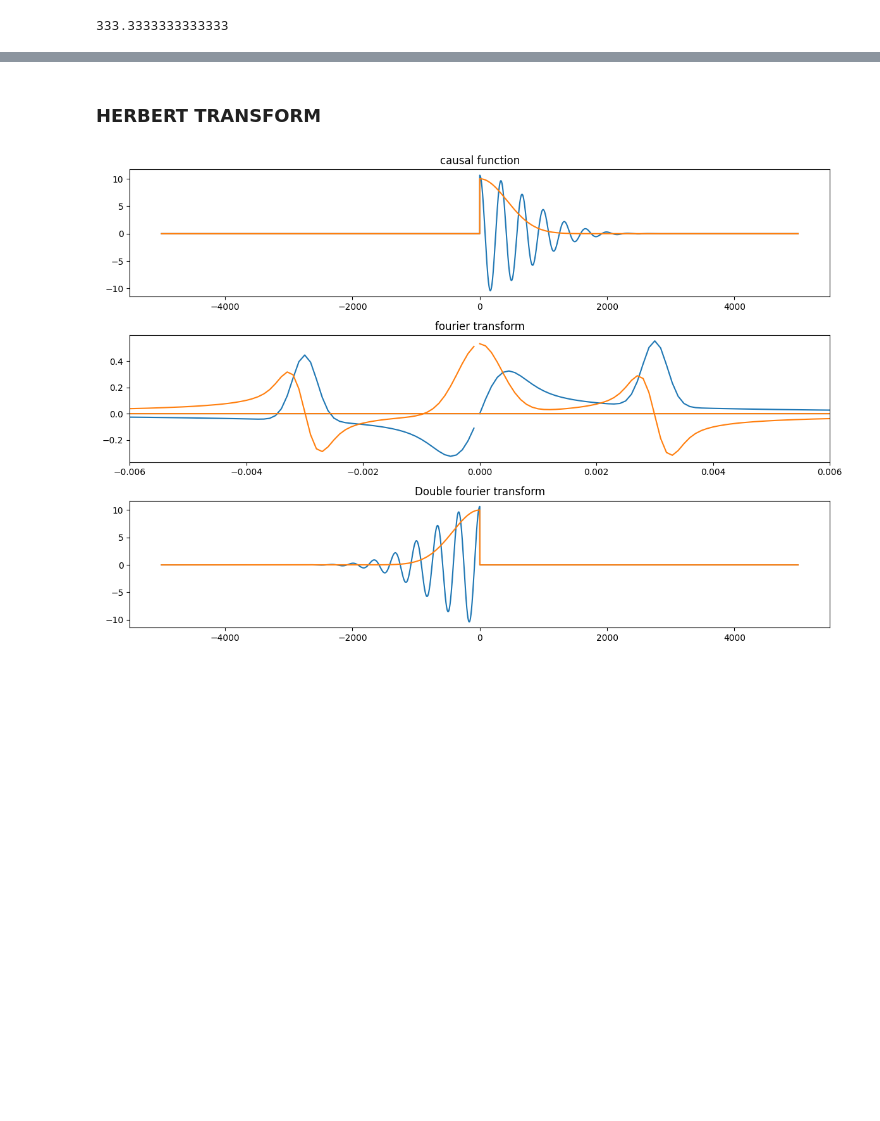
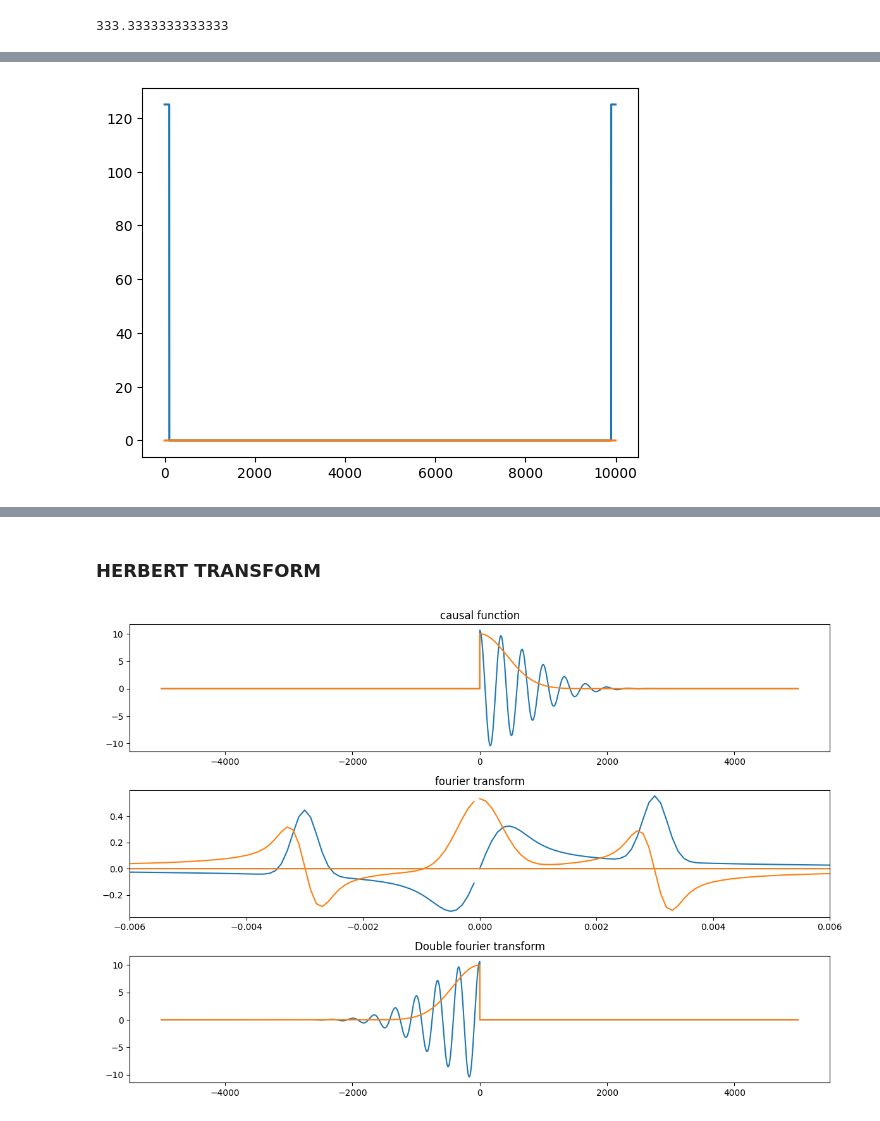
Before and after one commit to Jammi-Dodgers/THz-interferometry, a Jupyter notebook: kramers_kronig_test.ipynb, the cells around one changed output, grey strips where cells are left out. Drawn from its saved outputs; the diff is of its cells as text; code cells hidden in the pictures; blank space fills up the shorter version.

```diff
--- a/kramers_kronig_test.ipynb
+++ b/kramers_kronig_test.ipynb
@@ -61,0 +67,10 @@ plt.show()
+# %%
+a = intensity *np.conjugate(intensity)
+
+
+plt.plot(a.real)
+plt.plot(a.imag)
+
+plt.show()
+# %% [output]
+[figure, added]
```
Also changed, not shown: parts of 4 cells of this notebook, 6 other files.
